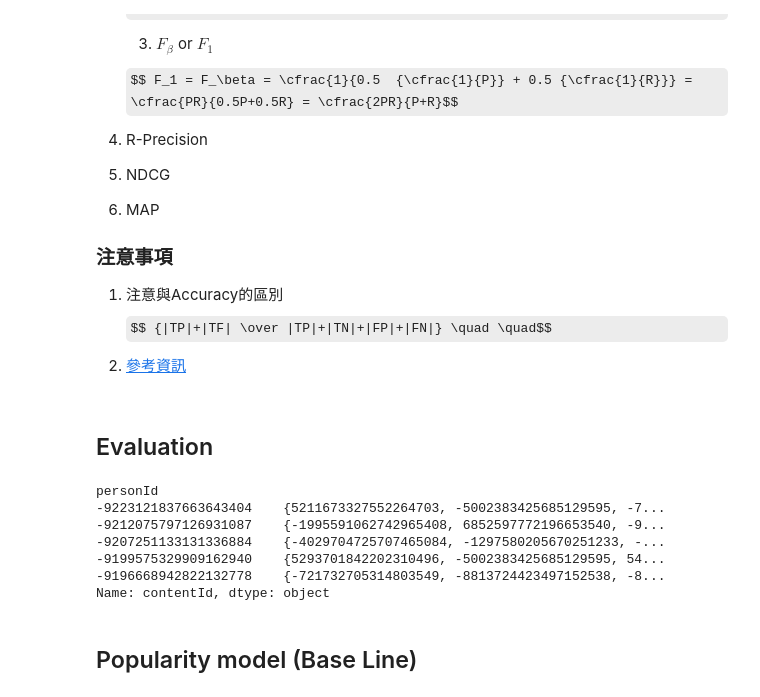
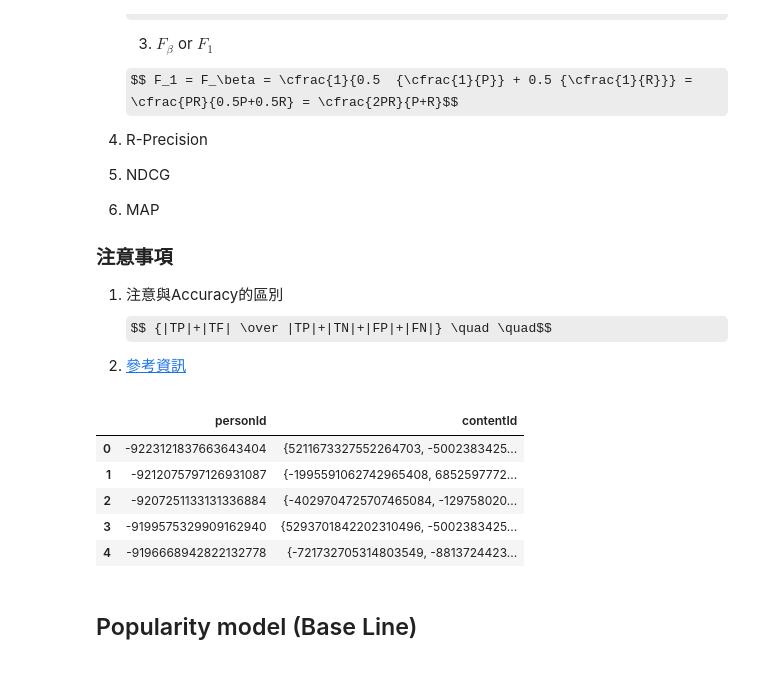
Before and after one commit to GoatWang/IIIMaterial, a Jupyter notebook: 09_RecommendationSystem/main09.ipynb, the cells around one changed output. Drawn from its saved outputs; the diff is of its cells as text; code cells hidden in the pictures; some formulas as TeX source.

```diff
--- a/09_RecommendationSystem/main09.ipynb
+++ b/09_RecommendationSystem/main09.ipynb
@@ -203,5 +188,3 @@ $$ Recall={|Relevant \cap Retrieved| \over |Relevant|}={|TP| \over |TP|+|TN|}\qu
 $$ {|TP|+|TF| \over |TP|+|TN|+|FP|+|FN|} \quad \quad$$
 
 2. [參考資訊](https://goatwang.github.io/2017/04/22/Evaluation-in-Information-Retrieval/)
-# %% [markdown]
-## Evaluation
@@ -214,26 +191,25 @@ df_user_preference = df_interactions_full.groupby('personId')['contentId'].apply
 # %%
 # ground truth
 # 找出每一個personId曾經互動過「不重複」的文章
 #=============your works starts===============#
-df_answer = df_interactions.groupby(['personId'])['contentId'].apply(set)
+df_answer = df_interactions.groupby(['personId'])['contentId'].apply(set).reset_index()
 #==============your works ends================#
 
 df_answer.head(5)
 # personId
 # -9223121837663643404    {5211673327552264703, -5002383425685129595, -7...
 # -9212075797126931087    {-1995591062742965408, 6852597772196653540, -9...
 # -9207251133131336884    {-4029704725707465084, -1297580205670251233, -...
 # -9199575329909162940    {5293701842202310496, -5002383425685129595, 54...
 # -9196668942822132778    {-721732705314803549, -8813724423497152538, -8...
 # Name: contentId, dtype: object
 # %% [output]
-personId
--9223121837663643404    {5211673327552264703, -5002383425685129595, -7...
--9212075797126931087    {-1995591062742965408, 6852597772196653540, -9...
--9207251133131336884    {-4029704725707465084, -1297580205670251233, -...
--9199575329909162940    {5293701842202310496, -5002383425685129595, 54...
--9196668942822132778    {-721732705314803549, -8813724423497152538, -8...
-Name: contentId, dtype: object
+|  | personId | contentId |
+| 0 | -9223121837663643404 | {5211673327552264703, -5002383425... |
+| 1 | -9212075797126931087 | {-1995591062742965408, 6852597772... |
+| 2 | -9207251133131336884 | {-4029704725707465084, -129758020... |
+| 3 | -9199575329909162940 | {5293701842202310496, -5002383425... |
+| 4 | -9196668942822132778 | {-721732705314803549, -8813724423... |
 # %% [markdown]
 ## Popularity model (Base Line)
 # %%
```
Also changed, not shown: parts of 19 cells of this notebook.
